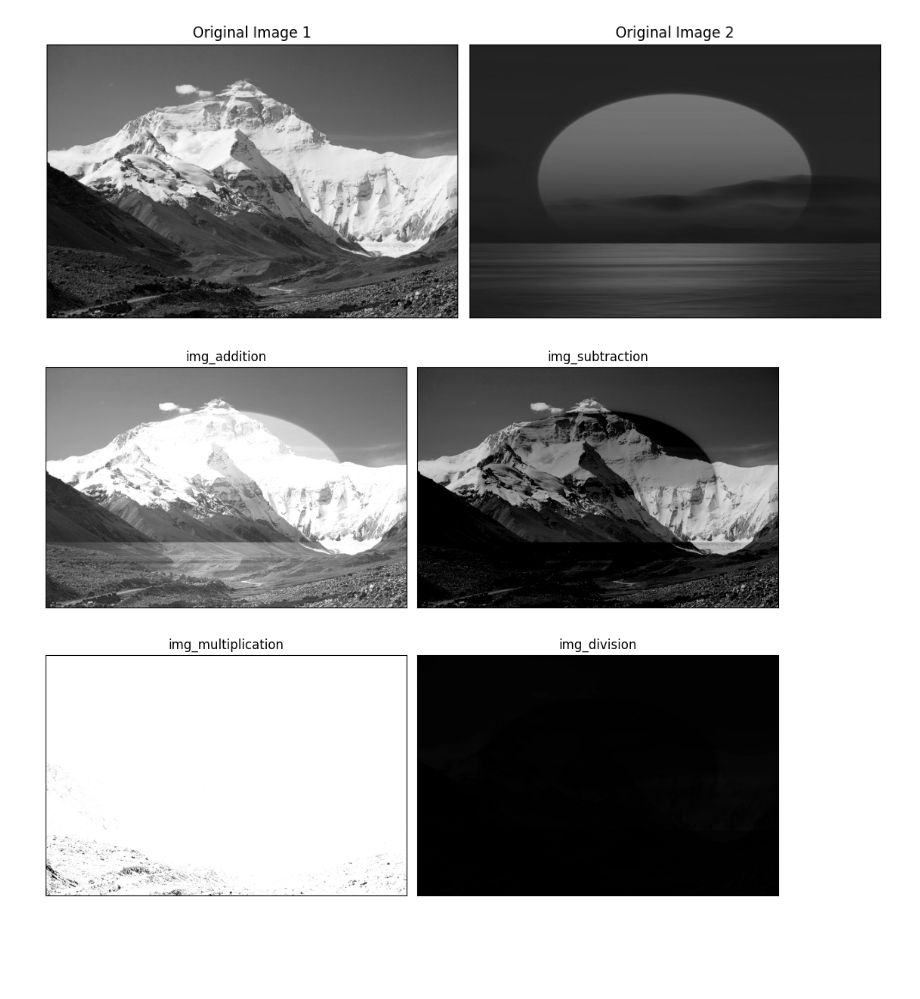
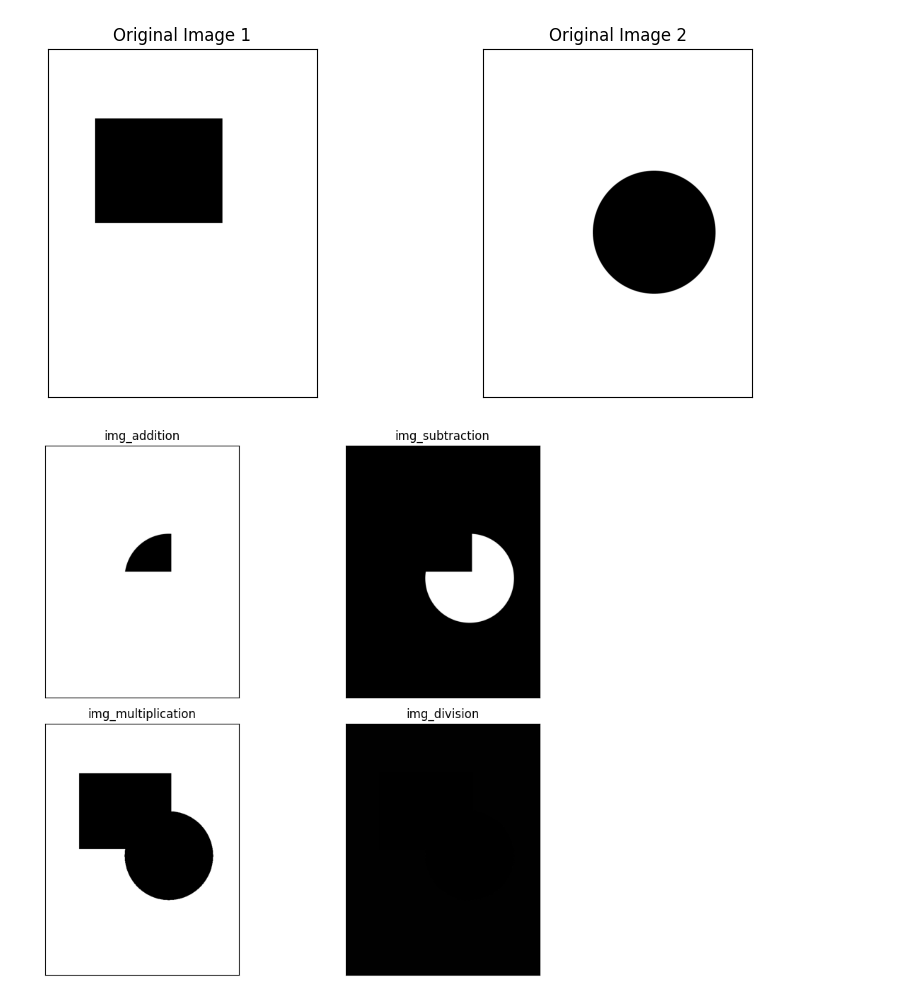
Before and after one commit to changyunyeong/ComputerGraphics, a Jupyter notebook: Arithmetic_operations_on_images.ipynb, the cells around one changed output. Cells and saved outputs as stored; diff of their text form; code cells hidden in the pictures; blank space fills up the shorter version.

Commit message:
Arithmetic operations on images

```diff
--- a/Arithmetic_operations_on_images.ipynb
+++ b/Arithmetic_operations_on_images.ipynb
@@ -6,9 +6,8 @@ from google.colab.patches import cv2_imshow
 import numpy as np
 import matplotlib.pyplot as plt
 
-img1 = cv2.imread('/content/image-photoaidcom-greyscale.jpg')
-img2 = cv2.imread('/content/sun-photoaidcom-greyscale.jpg')
-img2 = cv2.resize(img2, (img1.shape[1], img1.shape[0]))
+img1 = cv2.imread('/content/Letter - 1.png')
+img2 = cv2.imread('/content/Letter - 2.png')
 
 # Addition
 img_addition = cv2.add(img1, img2)
@@ -28,32 +27,32 @@ originals = {
     'Original Image 2': img2
 }
 
 imgs = {
     'img_addition': img_addition,
     'img_subtraction': img_subtraction,
     'img_multiplication': img_multiplication,
     'img_division': img_division
 }
 
 plt.figure(figsize=(10, 4))
 for i, (k, v) in enumerate(originals.items()):
     plt.subplot(1, 2, i + 1)
     plt.imshow(v[:, :, ::-1])
     plt.title(k)
     plt.xticks([]); plt.yticks([])
 plt.tight_layout()
 plt.show()
 
 plt.figure(figsize=(10, 8))
 
 for i, (k, v) in enumerate(imgs.items()):
     plt.subplot(2,2, i + 1)
     plt.imshow(v[:,:,::-1])
     plt.title(k)
     plt.xticks([]); plt.yticks([])
 
 plt.tight_layout()
 plt.show()
 # %% [output]
-[figure, old version]
+[figure, new version]
-[figure, old version]
+[figure, new version]
```
